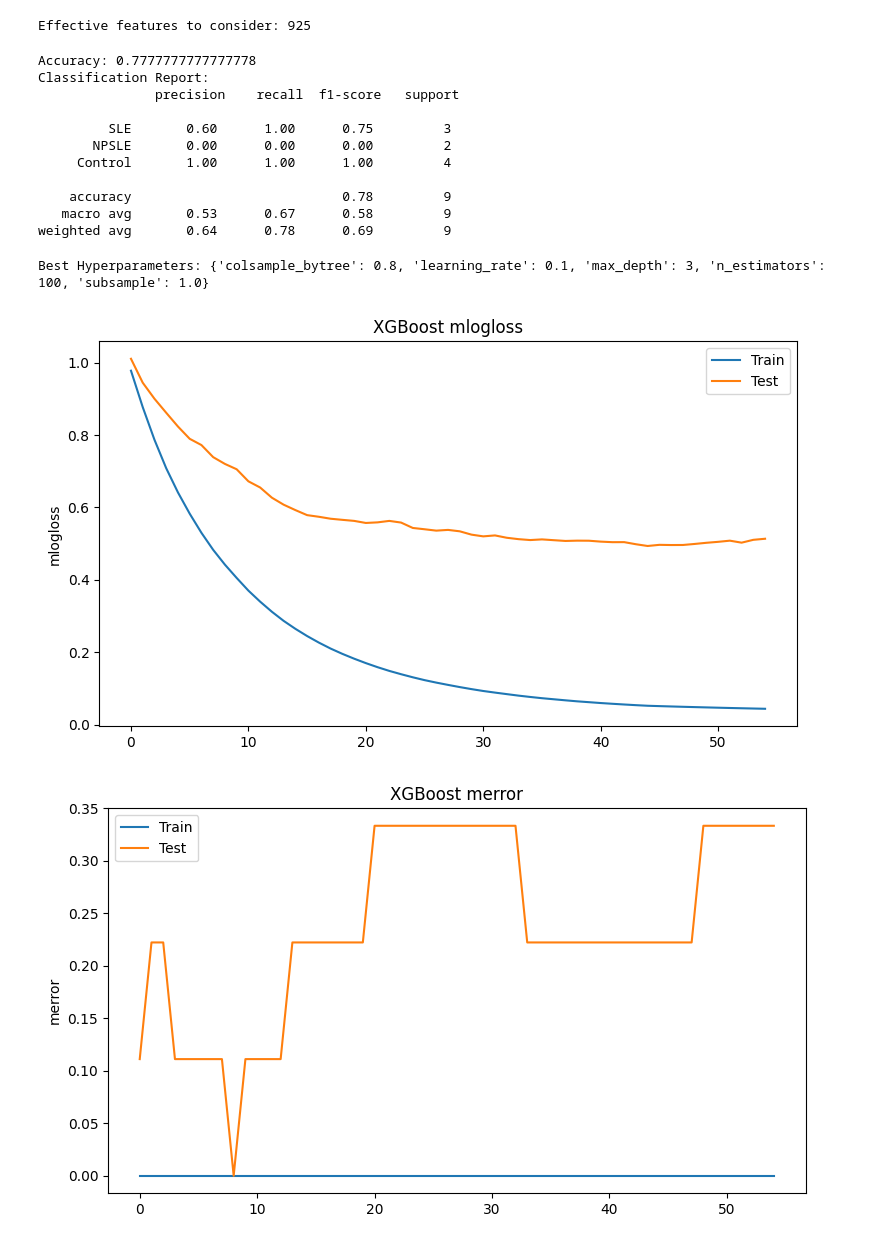
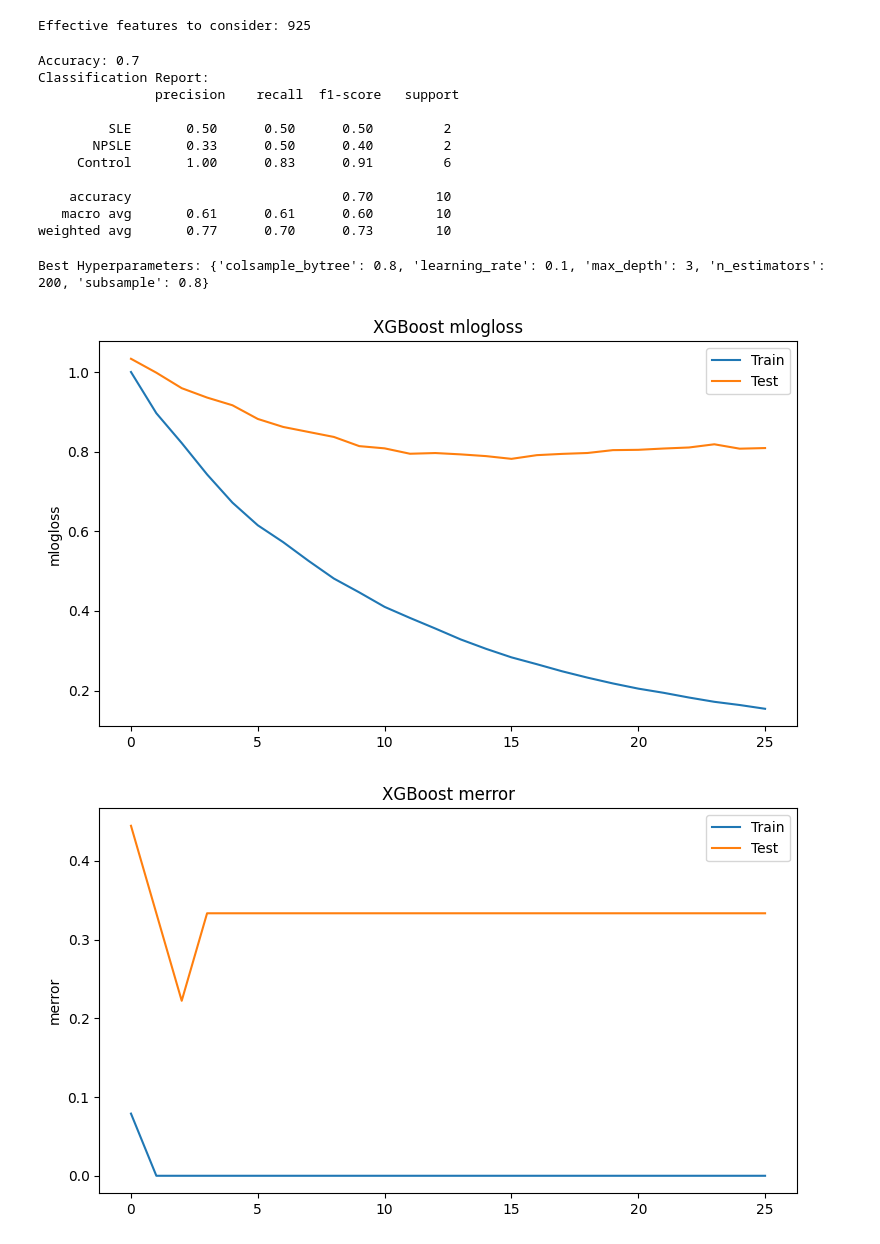
Before and after one commit to Sebarz98/NeuroLupus_ML, a Jupyter notebook: XGBoost.ipynb, the cells around one changed output. Saved outputs shown, nothing was run; the diff lists cells and outputs as text; code cells hidden in the pictures.

Commit message:
Finalising Models

```diff
--- a/XGBoost.ipynb
+++ b/XGBoost.ipynb
@@ -36,9 +36,6 @@ from sklearn.utils import shuffle
 file_path = "/Users/Sebastiano/ML_MRI copy.xlsx"
 df = pd.read_excel(file_path)
 
-df = shuffle(df)
-df.reset_index(inplace=True, drop=True)
-
 print("N° of patients: {}".format(len(df)))
 print("N° of columns: {}".format(df.shape[1]))
 print(df)
@@ -69,7 +84,7 @@ y = df['NP-SLE']
 X_train, X_test, y_train, y_test = train_test_split(X, y, test_size=0.2, random_state=42)
 # %%
 # Initialize and train the XGBoost model
-model = xgb.XGBClassifier(objective='multi:softmax', random_state=42)
+model = xgb.XGBClassifier(objective='multi:softprob', random_state=42)
 model.fit(X_train, y_train)
 
 # Make predictions on the test set
@@ -83,17 +98,17 @@ report = classification_report(y_test, y_pred, target_names=['SLE', 'NPSLE', 'Co
 print(f'Accuracy: {accuracy}')
 print('Classification Report:\n', report)
 # %% [output]
-Accuracy: 0.7777777777777778
+Accuracy: 0.7
 Classification Report:
                precision    recall  f1-score   support
 
-         SLE       0.60      1.00      0.75         3
-       NPSLE       0.00      0.00      0.00         2
-     Control       1.00      1.00      1.00         4
+         SLE       0.50      0.50      0.50         2
+       NPSLE       0.33      0.50      0.40         2
+     Control       1.00      0.83      0.91         6
 
-    accuracy                           0.78         9
-   macro avg       0.53      0.67      0.58         9
-weighted avg       0.64      0.78      0.69         9
+    accuracy                           0.70        10
+   macro avg       0.61      0.61      0.60        10
+weighted avg       0.77      0.70      0.73        10
 # %%
 from sklearn.model_selection import GridSearchCV
 
@@ -107,7 +122,7 @@ param_grid = {
 }
 
 # Initialize the XGBoost classifier
-xgb_clf = xgb.XGBClassifier(objective='multi:softmax', num_class=3, missing=1, random_state=42)
+xgb_clf = xgb.XGBClassifier(objective='multi:softprob', num_class=3, missing=1, random_state=42)
 
 # Create a GridSearchCV object
 grid_search = GridSearchCV(estimator=xgb_clf, param_grid=param_grid, cv=5, scoring='accuracy')
@@ -119,7 +134,7 @@ grid_search.fit(X, y)
 best_params = grid_search.best_params_
 print("Best Hyperparameters:", best_params)
 # %% [output]
-Best Hyperparameters: {'colsample_bytree': 0.8, 'learning_rate': 0.1, 'max_depth': 3, 'n_estimators': 100, 'subsample': 1.0}
+Best Hyperparameters: {'colsample_bytree': 0.8, 'learning_rate': 0.1, 'max_depth': 3, 'n_estimators': 200, 'subsample': 0.8}
 # %%
 from sklearn.metrics import accuracy_score, balanced_accuracy_score, precision_score, recall_score, f1_score
 from sklearn.metrics import classification_report, confusion_matrix
@@ -146,8 +161,8 @@ best_hyperparameters = {
     'colsample_bytree': 0.8,
     'learning_rate': 0.1,
     'max_depth': 3,
-    'n_estimators': 100,
-    'subsample': 1.0
+    'n_estimators': 200,
+    'subsample': 0.8
 }
 
 # Update the xgb_params dictionary with the best hyperparameters
@@ -198,34 +213,34 @@ ax.legend()
 plt.ylabel('merror')
 plt.title('XGBoost merror')
 plt.show()
 
 # Get predictions on the test set
 y_pred = xgb_clf.predict(X_test)
 
 # Print confusion matrix and evaluation metrics
 print('\n------------------ Confusion Matrix -----------------\n')
 print(confusion_matrix(y_test, y_pred))
 
 print('\nAccuracy: {:.2f}'.format(accuracy_score(y_test, y_pred)))
 print('Balanced Accuracy: {:.2f}\n'.format(balanced_accuracy_score(y_test, y_pred)))
 
 print('Micro Precision: {:.2f}'.format(precision_score(y_test, y_pred, average='micro')))
 print('Micro Recall: {:.2f}'.format(recall_score(y_test, y_pred, average='micro')))
 print('Micro F1-score: {:.2f}\n'.format(f1_score(y_test, y_pred, average='micro')))
 
 print('Macro Precision: {:.2f}'.format(precision_score(y_test, y_pred, average='macro')))
 print('Macro Recall: {:.2f}'.format(recall_score(y_test, y_pred, average='macro')))
 print('Macro F1-score: {:.2f}\n'.format(f1_score(y_test, y_pred, average='macro')))
 
 print('Weighted Precision: {:.2f}'.format(precision_score(y_test, y_pred, average='weighted')))
 print('Weighted Recall: {:.2f}'.format(recall_score(y_test, y_pred, average='weighted')))
 print('Weighted F1-score: {:.2f}'.format(f1_score(y_test, y_pred, average='weighted')))
 
 print('\n--------------- Classification Report ---------------\n')
 print(classification_report(y_test, y_pred))
 print('---------------------- XGBoost ----------------------')
 # %% [output]
-[figure, old version]
+[figure, new version]
-[figure, old version]
+[figure, new version]
 ------------------ Confusion Matrix -----------------
 
```
Also changed, not shown: parts of 3 cells of this notebook, 7 other files.
